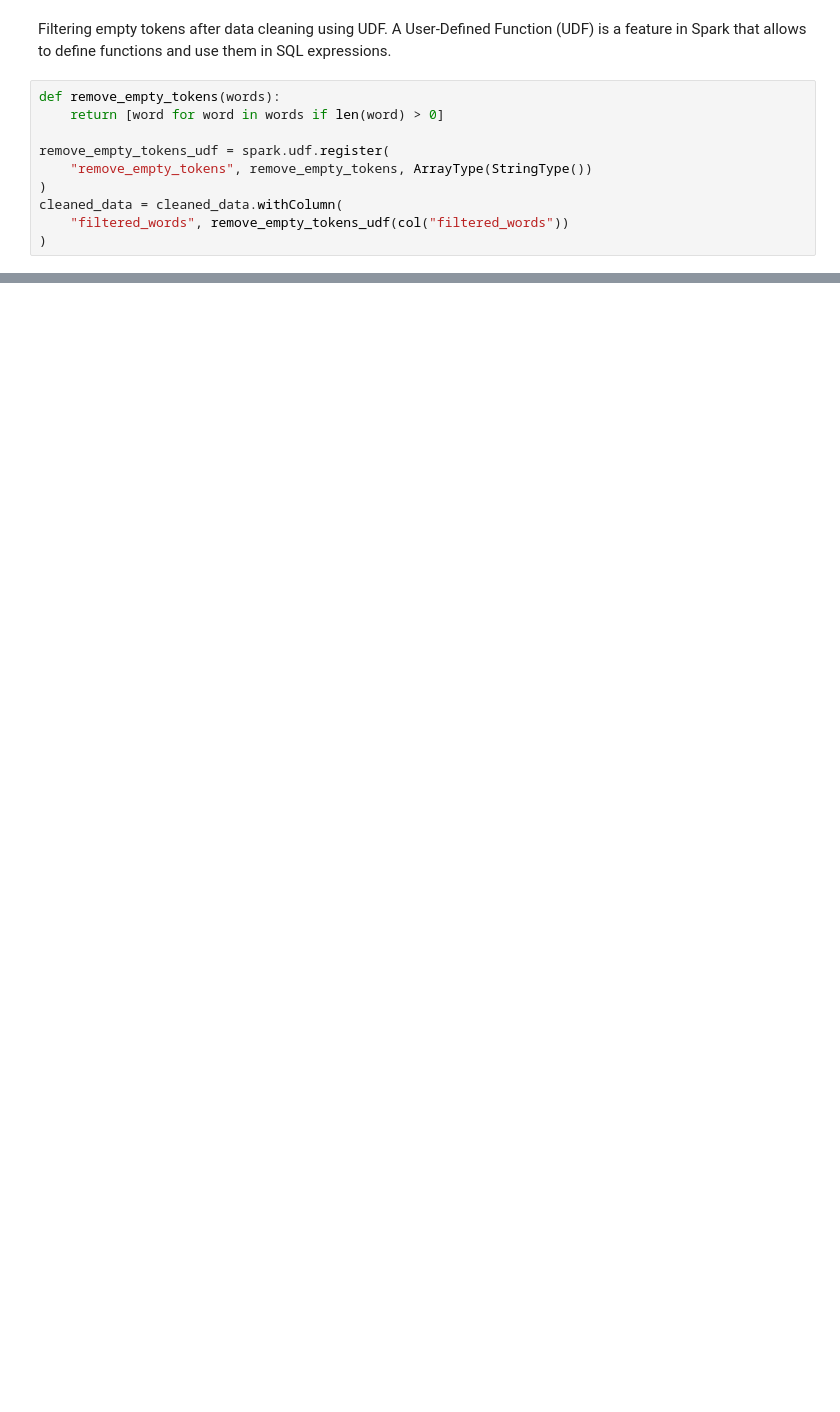
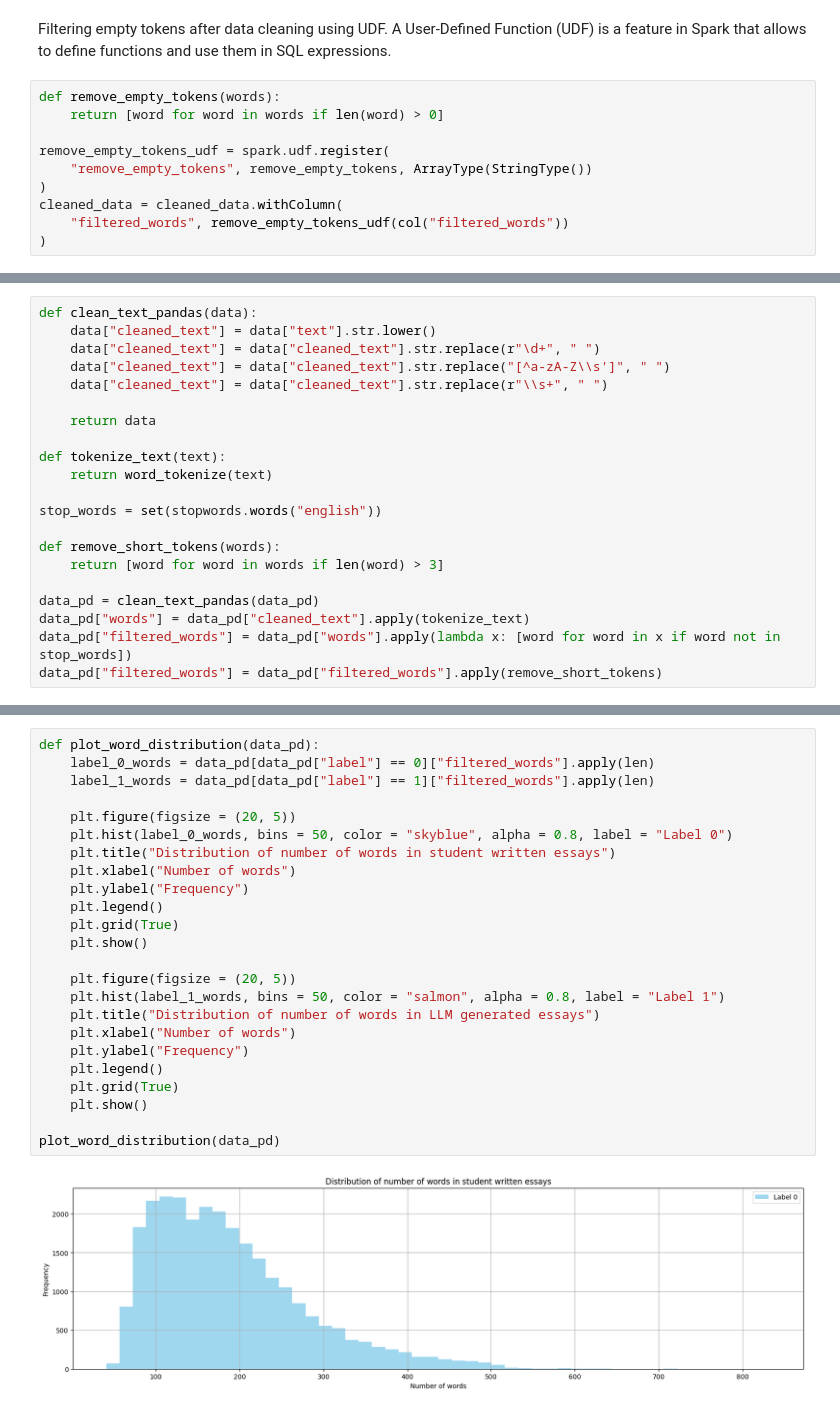
Before and after one commit to nathaIie/little_projects, a Jupyter notebook: llm_ninja.ipynb, the cells around one changed output, grey strips where cells are left out. Saved outputs shown, nothing was run; the diff lists cells and outputs as text; blank space fills up the shorter version.

```diff
--- a/llm_ninja.ipynb
+++ b/llm_ninja.ipynb
@@ -405,0 +539,21 @@ Top words for label 1:
+# %%
+def clean_text_pandas(data):
+    data["cleaned_text"] = data["text"].str.lower()
+    data["cleaned_text"] = data["cleaned_text"].str.replace(r"\d+", " ")
+    data["cleaned_text"] = data["cleaned_text"].str.replace("[^a-zA-Z\\s']", " ")
+    data["cleaned_text"] = data["cleaned_text"].str.replace(r"\\s+", " ")
+
+    return data
+
+def tokenize_text(text):
+    return word_tokenize(text)
+
+stop_words = set(stopwords.words("english"))
+
+def remove_short_tokens(words):
+    return [word for word in words if len(word) > 3]
+
+data_pd = clean_text_pandas(data_pd)
+data_pd["words"] = data_pd["cleaned_text"].apply(tokenize_text)
+data_pd["filtered_words"] = data_pd["words"].apply(lambda x: [word for word in x if word not in stop_words])
+data_pd["filtered_words"] = data_pd["filtered_words"].apply(remove_short_tokens)
@@ -405,0 +652,26 @@ Top words for label 1:
+# %%
+def plot_word_distribution(data_pd):
+    label_0_words = data_pd[data_pd["label"] == 0]["filtered_words"].apply(len)
+    label_1_words = data_pd[data_pd["label"] == 1]["filtered_words"].apply(len)
+
+    plt.figure(figsize = (20, 5))
+    plt.hist(label_0_words, bins = 50, color = "skyblue", alpha = 0.8, label = "Label 0")
+    plt.title("Distribution of number of words in student written essays")
+    plt.xlabel("Number of words")
+    plt.ylabel("Frequency")
+    plt.legend()
+    plt.grid(True)
+    plt.show()
+
+    plt.figure(figsize = (20, 5))
+    plt.hist(label_1_words, bins = 50, color = "salmon", alpha = 0.8, label = "Label 1")
+    plt.title("Distribution of number of words in LLM generated essays")
+    plt.xlabel("Number of words")
+    plt.ylabel("Frequency")
+    plt.legend()
+    plt.grid(True)
+    plt.show()
+
+plot_word_distribution(data_pd)
+# %% [output]
+[figure, added]
```
Also changed, not shown: parts of 70 cells of this notebook.
